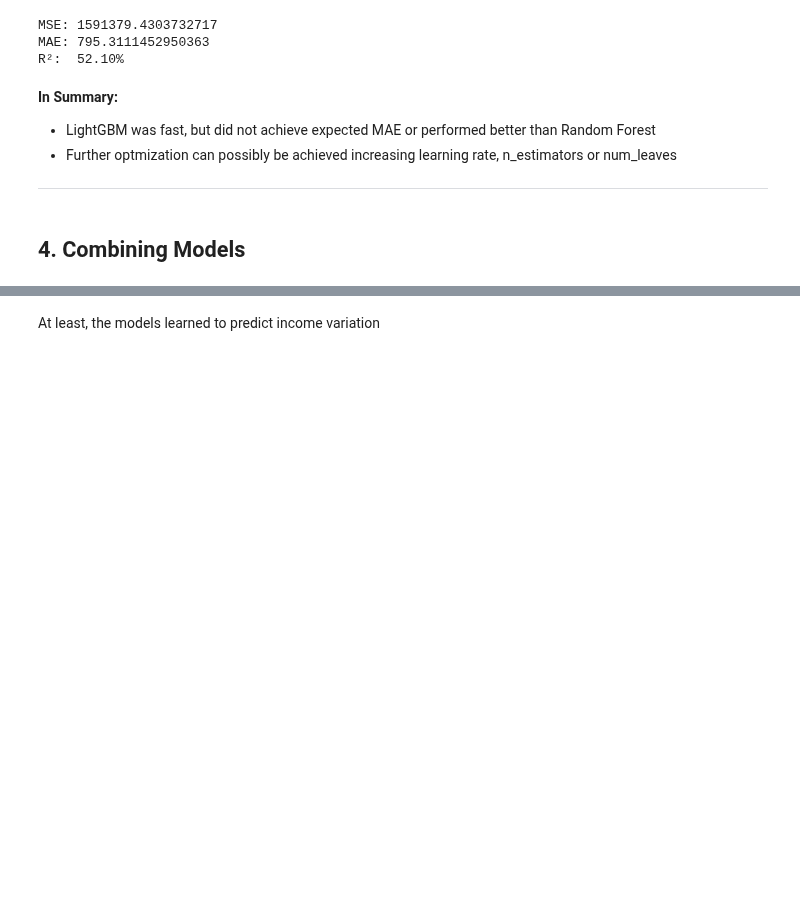
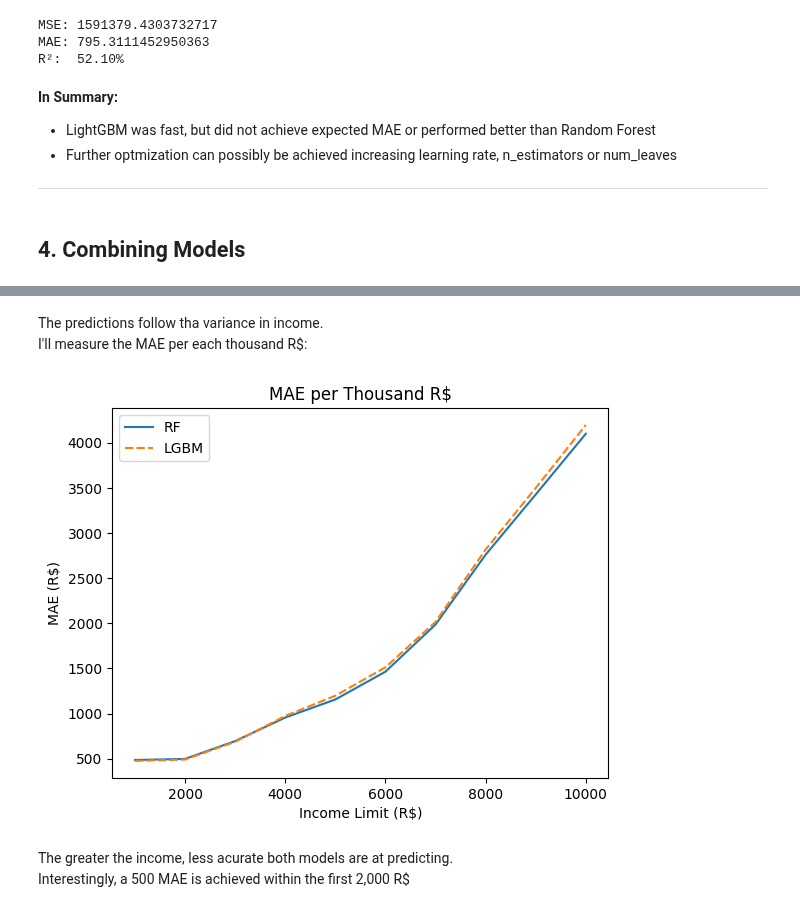
Before and after one commit to viniciussuares/IncomePrediction, a Jupyter notebook: notebooks/model_selection.ipynb, the cells around one changed output, grey strips where cells are left out. Saved outputs shown, nothing was run; the diff lists cells and outputs as text; code cells hidden in the pictures; blank space fills up the shorter version.

```diff
--- a/notebooks/model_selection.ipynb
+++ b/notebooks/model_selection.ipynb
@@ -269,14 +231,15 @@ Optmizing LightGBM with GridSearchCV as it has short fit time:
 # %%
 # Creates a param_grid
 lgbm_params = {
-    'model__learning_rate': [0.01, 0.05, 0.1],
-    'model__n_estimators': [50, 100, 200],
-    'model__num_leaves': [31, 50, 100],
-    'model__force_row_wise': [True]
+    'model__learning_rate': [0.08, 0.1],
+    'model__n_estimators': [500, 1000],
+    'model__num_leaves': [200, 250],
+    'model__force_row_wise': [True],
+    'model__reg_alpha': [0, 0.1, 1]
 }
 
 # Creates the GridSearch
-lgbm_grid_search = GridSearchCV(lgbm_pipeline, lgbm_params, cv=5, n_jobs=-1, scoring='neg_mean_absolute_error')
+lgbm_grid_search = GridSearchCV(lgbm_pipeline, lgbm_params, cv=4, n_jobs=-1, scoring='neg_mean_absolute_error')
 
 #Fits
 lgbm_grid_search.fit(X_train, y_train)
@@ -368,3 +310,40 @@ plt.show()
-# %% [markdown]
-At least, the models learned to predict income variation
+# %% [markdown]
+The predictions follow tha variance in income.
+I'll measure the MAE per each thousand R$:
+# %%
+rf_maes = {}
+lgbm_maes = {}
+
+for income_limit in range(1000, 11000, 1000):
+    # Diving y_test/x_test in segments of thousand R$
+    if income_limit == 1000:
+        initial_limit = 0
+    else:
+        initial_limit = income_limit - 999
+
+    income_segment_bool = (y_test >= initial_limit) & (y_test < income_limit)
+    income_segment_indexes = list(y_test[income_segment_bool].index)
+    y_test_divided = y_test[income_segment_indexes]
+    X_test_divided = X_test.loc[income_segment_indexes]
+
+    # Predicting on X_test_divided
+    rf_pred = baseline.predict(X_test_divided)
+    lgbm_pred = lgbm_pipeline.predict(X_test_divided)
+
+    # Storing maes
+    rf_maes[income_limit] = mean_absolute_error(y_test_divided, rf_pred)
+    lgbm_maes[income_limit] = mean_absolute_error(y_test_divided, lgbm_pred)
+
+# Analyse MAES
+maes_per_thousand = pd.DataFrame({'RF': list(rf_maes.values()), 'LGBM': list(lgbm_maes.values())}, index=list(rf_maes.keys()))
+ax = sns.lineplot(maes_per_thousand)
+plt.title('MAE per Thousand R$')
+ax.set_ylabel('MAE (R$)')
+ax.set_xlabel('Income Limit (R$)')
+plt.show()
+# %% [output]
+[figure, added]
+# %% [markdown]
+The greater the income, less acurate both models are at predicting.
+Interestingly, a 500 MAE is achieved within the first 2,000 R$
 # %%
```
Also changed, not shown: parts of 13 cells of this notebook, 1 other file.
